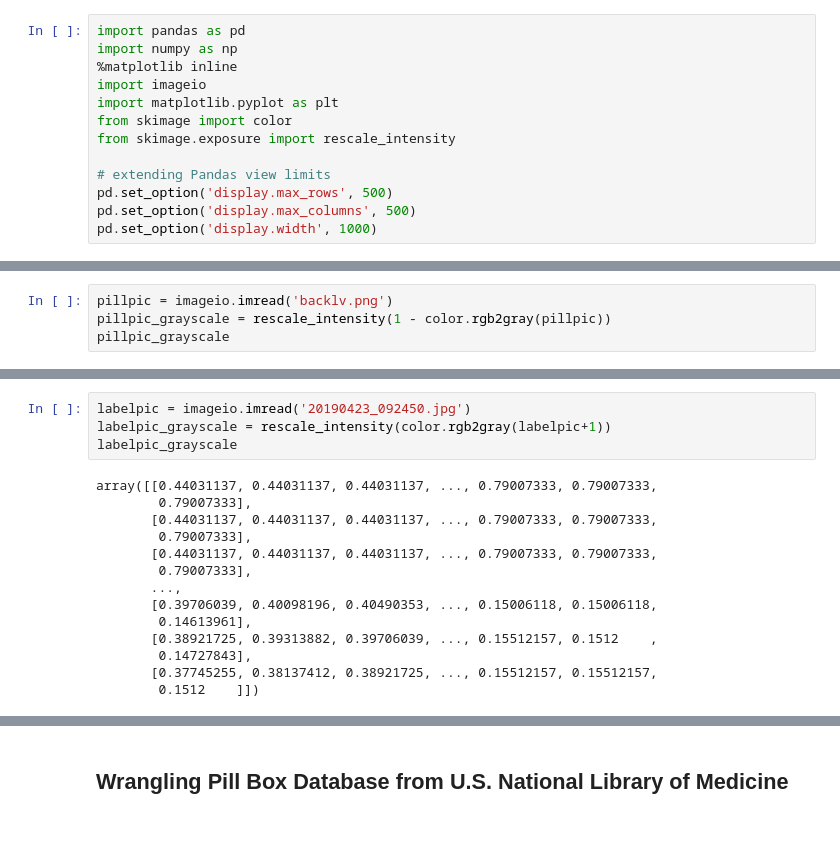
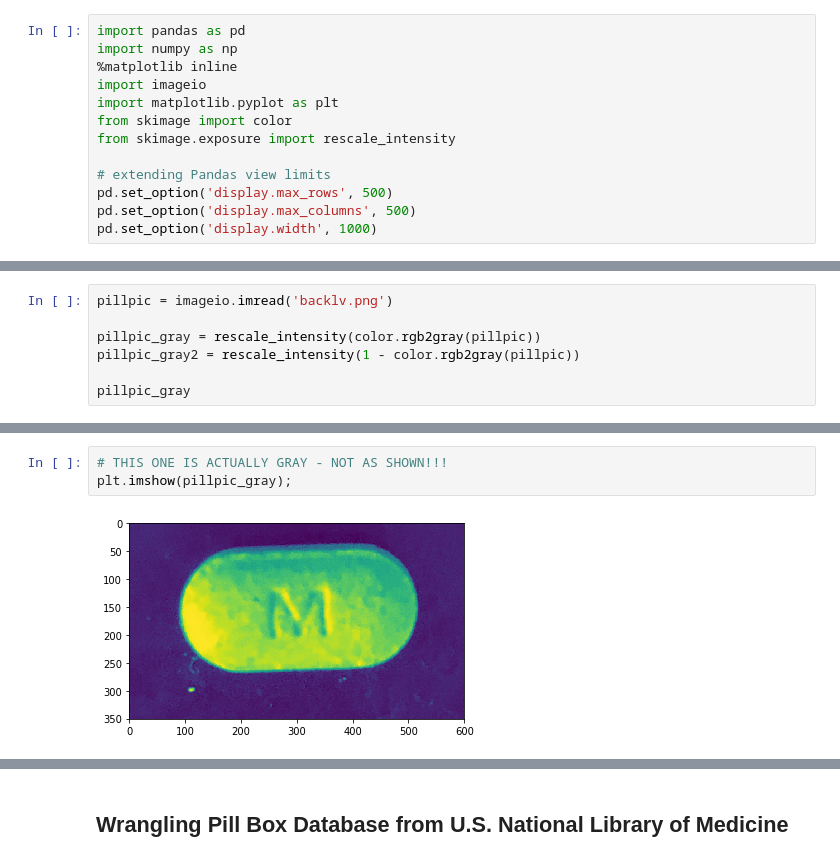
Before and after one commit to labs12-rxid/DS, a Jupyter notebook: pill_id_test.ipynb, the cells around one changed output, grey strips where cells are left out. Saved outputs shown, nothing was run; the diff lists cells and outputs as text; blank space fills up the shorter version.

```diff
--- a/pill_id_test.ipynb
+++ b/pill_id_test.ipynb
@@ -16,4 +20,7 @@ pd.set_option('display.width', 1000)
 # %%
 pillpic = imageio.imread('backlv.png')
-pillpic_grayscale = rescale_intensity(1 - color.rgb2gray(pillpic))
-pillpic_grayscale
+
+pillpic_gray = rescale_intensity(color.rgb2gray(pillpic))
+pillpic_gray2 = rescale_intensity(1 - color.rgb2gray(pillpic))
+
+pillpic_gray
@@ -28,18 +49,5 @@ plt.imshow(pillpic_grayscale);
-# %%
-labelpic = imageio.imread('20190423_092450.jpg')
-labelpic_grayscale = rescale_intensity(color.rgb2gray(labelpic+1))
-labelpic_grayscale
-# %% [output]
-array([[0.44031137, 0.44031137, 0.44031137, ..., 0.79007333, 0.79007333,
-        0.79007333],
-       [0.44031137, 0.44031137, 0.44031137, ..., 0.79007333, 0.79007333,
-        0.79007333],
-       [0.44031137, 0.44031137, 0.44031137, ..., 0.79007333, 0.79007333,
-        0.79007333],
-       ...,
-       [0.39706039, 0.40098196, 0.40490353, ..., 0.15006118, 0.15006118,
-        0.14613961],
-       [0.38921725, 0.39313882, 0.39706039, ..., 0.15512157, 0.1512    ,
-        0.14727843],
-       [0.37745255, 0.38137412, 0.38921725, ..., 0.15512157, 0.15512157,
-        0.1512    ]])
+# %%
+# THIS ONE IS ACTUALLY GRAY - NOT AS SHOWN!!!
+plt.imshow(pillpic_gray);
+# %% [output]
+[figure, added]
```
Also changed, not shown: parts of 21 cells of this notebook.
